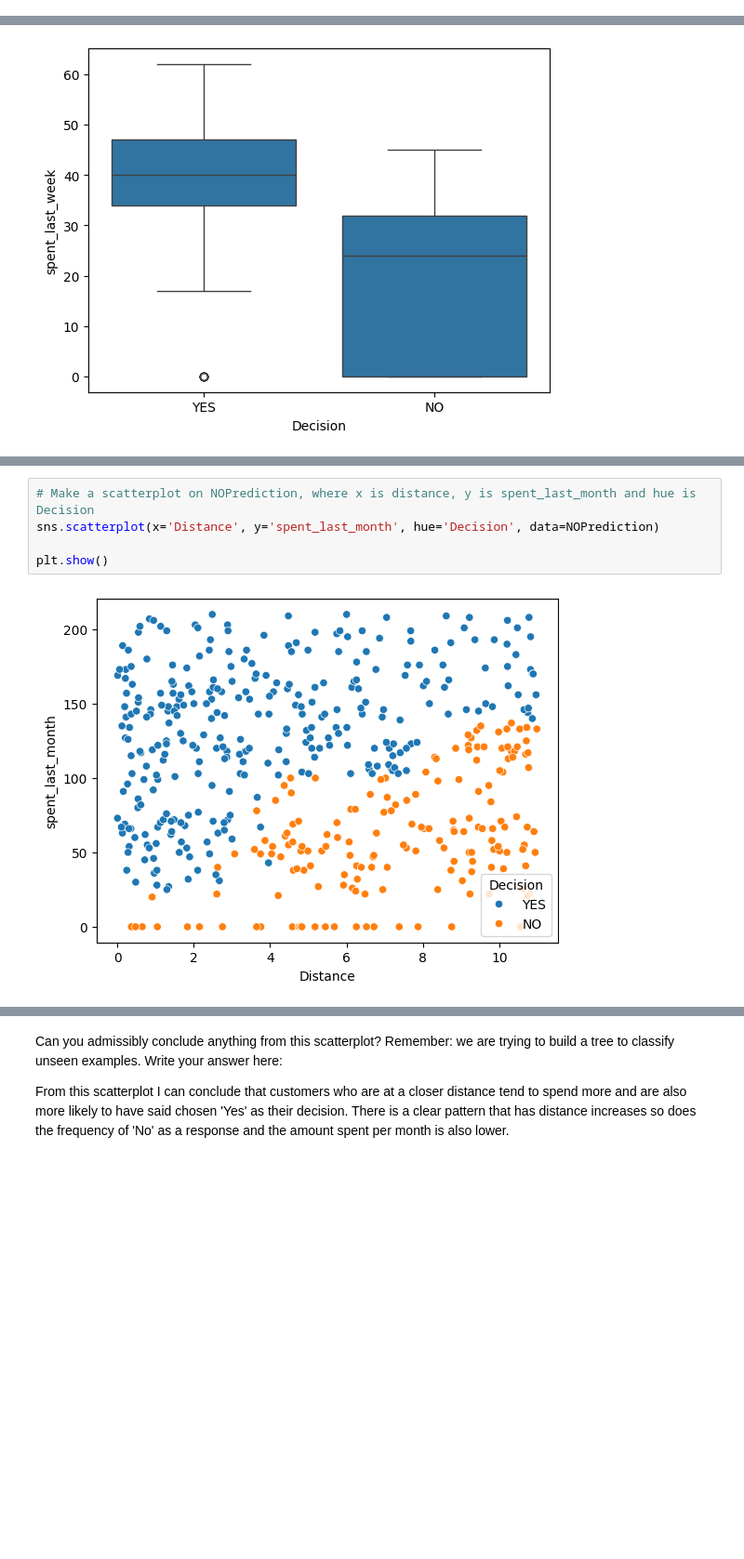
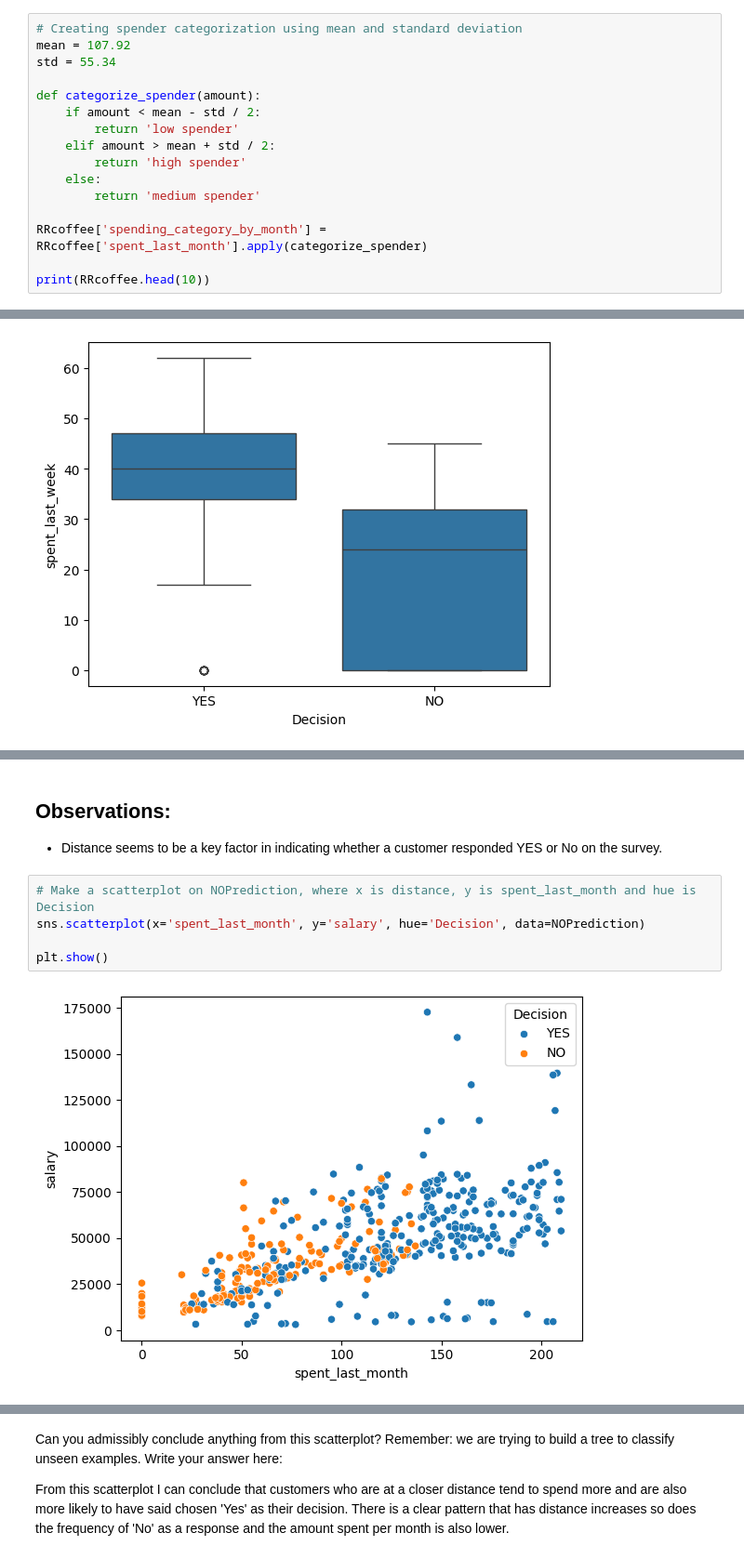
Before and after one commit to Xninety-nine/Springboard, a Jupyter notebook: Coffee Case Study.ipynb, the cells around one changed output, grey strips where cells are left out. Shown at 93% size. Saved outputs shown, nothing was run; the diff lists cells and outputs as text; blank space fills up the shorter version.

```diff
--- a/Springboard Decision Tree Specialty Coffee Case Study - Tier 3.ipynb
+++ b/Coffee Case Study.ipynb
@@ -267,0 +396,16 @@ Name: count, dtype: int64
+# %%
+# Creating spender categorization using mean and standard deviation
+mean = 107.92
+std = 55.34
+
+def categorize_spender(amount):
+    if amount < mean - std / 2:
+        return 'low spender'
+    elif amount > mean + std / 2:
+        return 'high spender'
+    else:
+        return 'medium spender'
+
+RRcoffee['spending_category_by_month'] = RRcoffee['spent_last_month'].apply(categorize_spender)
+
+print(RRcoffee.head(10))
@@ -326,7 +532,10 @@ Can you admissibly conclude anything from this boxplot? Write your answer here:
+# %% [markdown]
+## Observations:
+- Distance seems to be a key factor in indicating whether a customer responded YES or No on the survey.
 # %%
 # Make a scatterplot on NOPrediction, where x is distance, y is spent_last_month and hue is Decision
-sns.scatterplot(x='Distance', y='spent_last_month', hue='Decision', data=NOPrediction)
+sns.scatterplot(x='spent_last_month', y='salary', hue='Decision', data=NOPrediction)
 
 plt.show()
 # %% [output]
-[figure, old version]
+[figure, new version]
```
Also changed, not shown: parts of 39 cells of this notebook, 2 other files.
